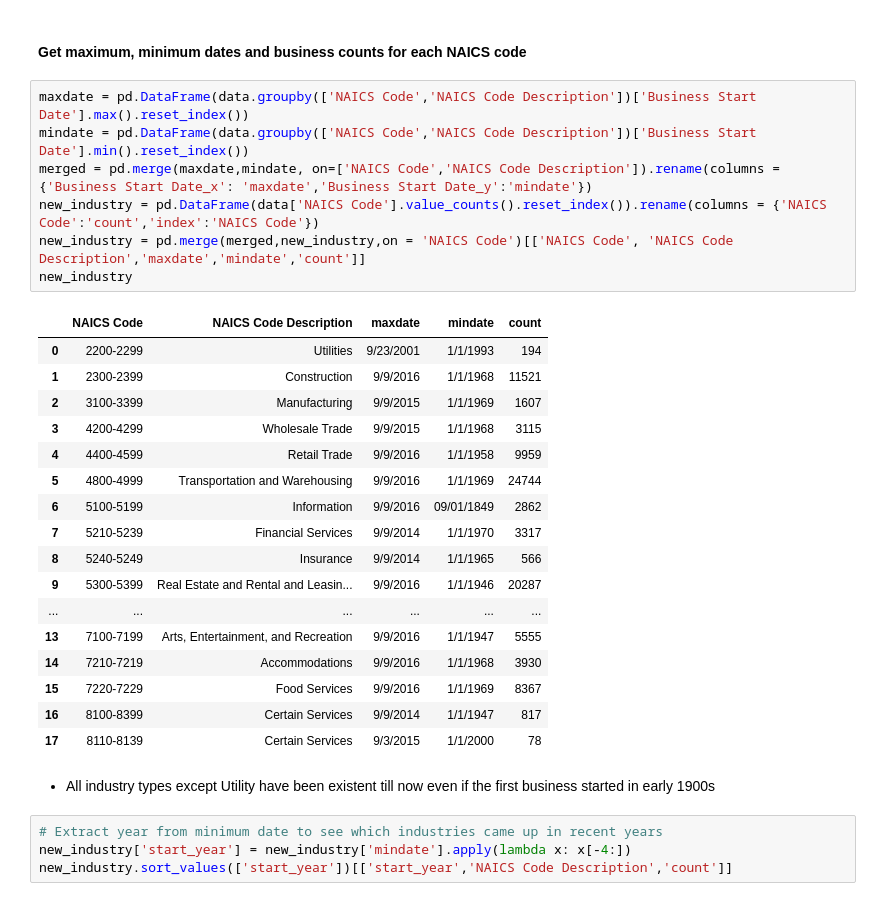
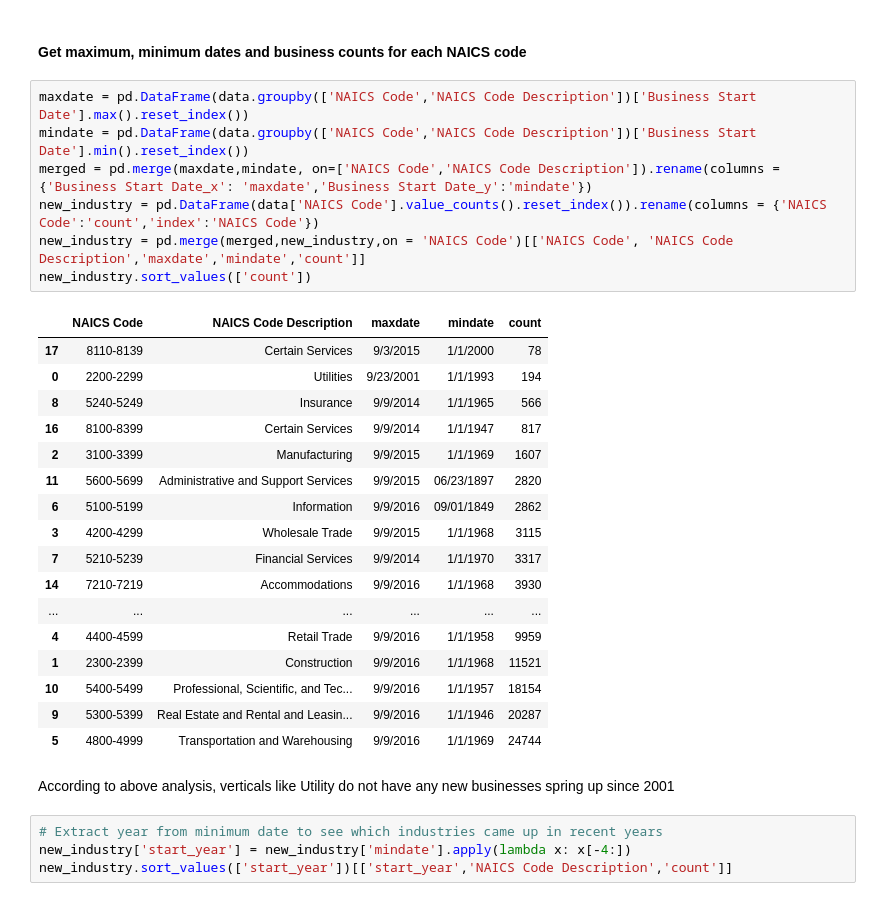
Before and after one commit to charvi5/SF-Industry-Analysis, a Jupyter notebook: SFBusinessAnalysis.ipynb, the cells around one changed output. Drawn from its saved outputs; the diff is of its cells as text.

Commit message:
Analysis

```diff
--- a/SFBusinessAnalysis.ipynb
+++ b/SFBusinessAnalysis.ipynb
@@ -270,30 +289,30 @@ Here, all business counts are considered as even the non-active businesses can c
 # %%
 maxdate = pd.DataFrame(data.groupby(['NAICS Code','NAICS Code Description'])['Business Start Date'].max().reset_index())
 mindate = pd.DataFrame(data.groupby(['NAICS Code','NAICS Code Description'])['Business Start Date'].min().reset_index())
 merged = pd.merge(maxdate,mindate, on=['NAICS Code','NAICS Code Description']).rename(columns = {'Business Start Date_x': 'maxdate','Business Start Date_y':'mindate'})
 new_industry = pd.DataFrame(data['NAICS Code'].value_counts().reset_index()).rename(columns = {'NAICS Code':'count','index':'NAICS Code'})
 new_industry = pd.merge(merged,new_industry,on = 'NAICS Code')[['NAICS Code', 'NAICS Code Description','maxdate','mindate','count']]
-new_industry
+new_industry.sort_values(['count'])
 # %% [output]
 |  | NAICS Code | NAICS Code Description | maxdate | mindate | count |
+| 17 | 8110-8139 | Certain Services | 9/3/2015 | 1/1/2000 | 78 |
 | 0 | 2200-2299 | Utilities | 9/23/2001 | 1/1/1993 | 194 |
+| 8 | 5240-5249 | Insurance | 9/9/2014 | 1/1/1965 | 566 |
+| 16 | 8100-8399 | Certain Services | 9/9/2014 | 1/1/1947 | 817 |
+| 2 | 3100-3399 | Manufacturing | 9/9/2015 | 1/1/1969 | 1607 |
+| 11 | 5600-5699 | Administrative and Support Services | 9/9/2015 | 06/23/1897 | 2820 |
+| 6 | 5100-5199 | Information | 9/9/2016 | 09/01/1849 | 2862 |
+| 3 | 4200-4299 | Wholesale Trade | 9/9/2015 | 1/1/1968 | 3115 |
+| 7 | 5210-5239 | Financial Services | 9/9/2014 | 1/1/1970 | 3317 |
+| 14 | 7210-7219 | Accommodations | 9/9/2016 | 1/1/1968 | 3930 |
+| ... | ... | ... | ... | ... | ... |
+| 4 | 4400-4599 | Retail Trade | 9/9/2016 | 1/1/1958 | 9959 |
 | 1 | 2300-2399 | Construction | 9/9/2016 | 1/1/1968 | 11521 |
-| 2 | 3100-3399 | Manufacturing | 9/9/2015 | 1/1/1969 | 1607 |
-| 3 | 4200-4299 | Wholesale Trade | 9/9/2015 | 1/1/1968 | 3115 |
-| 4 | 4400-4599 | Retail Trade | 9/9/2016 | 1/1/1958 | 9959 |
+| 10 | 5400-5499 | Professional, Scientific, and Tec... | 9/9/2016 | 1/1/1957 | 18154 |
+| 9 | 5300-5399 | Real Estate and Rental and Leasin... | 9/9/2016 | 1/1/1946 | 20287 |
 | 5 | 4800-4999 | Transportation and Warehousing | 9/9/2016 | 1/1/1969 | 24744 |
-| 6 | 5100-5199 | Information | 9/9/2016 | 09/01/1849 | 2862 |
-| 7 | 5210-5239 | Financial Services | 9/9/2014 | 1/1/1970 | 3317 |
-| 8 | 5240-5249 | Insurance | 9/9/2014 | 1/1/1965 | 566 |
-| 9 | 5300-5399 | Real Estate and Rental and Leasin... | 9/9/2016 | 1/1/1946 | 20287 |
-| ... | ... | ... | ... | ... | ... |
-| 13 | 7100-7199 | Arts, Entertainment, and Recreation | 9/9/2016 | 1/1/1947 | 5555 |
-| 14 | 7210-7219 | Accommodations | 9/9/2016 | 1/1/1968 | 3930 |
-| 15 | 7220-7229 | Food Services | 9/9/2016 | 1/1/1969 | 8367 |
-| 16 | 8100-8399 | Certain Services | 9/9/2014 | 1/1/1947 | 817 |
-| 17 | 8110-8139 | Certain Services | 9/3/2015 | 1/1/2000 | 78 |
-# %% [markdown]
--  All industry types except Utility have been existent till now even if the first business started in early 1900s
+# %% [markdown]
+According to above analysis, verticals like Utility do not have any new businesses spring up since 2001
 # %%
 # Extract year from minimum date to see which industries came up in recent years
 new_industry['start_year'] = new_industry['mindate'].apply(lambda x: x[-4:])
```
Also changed, not shown: parts of 18 cells of this notebook.
